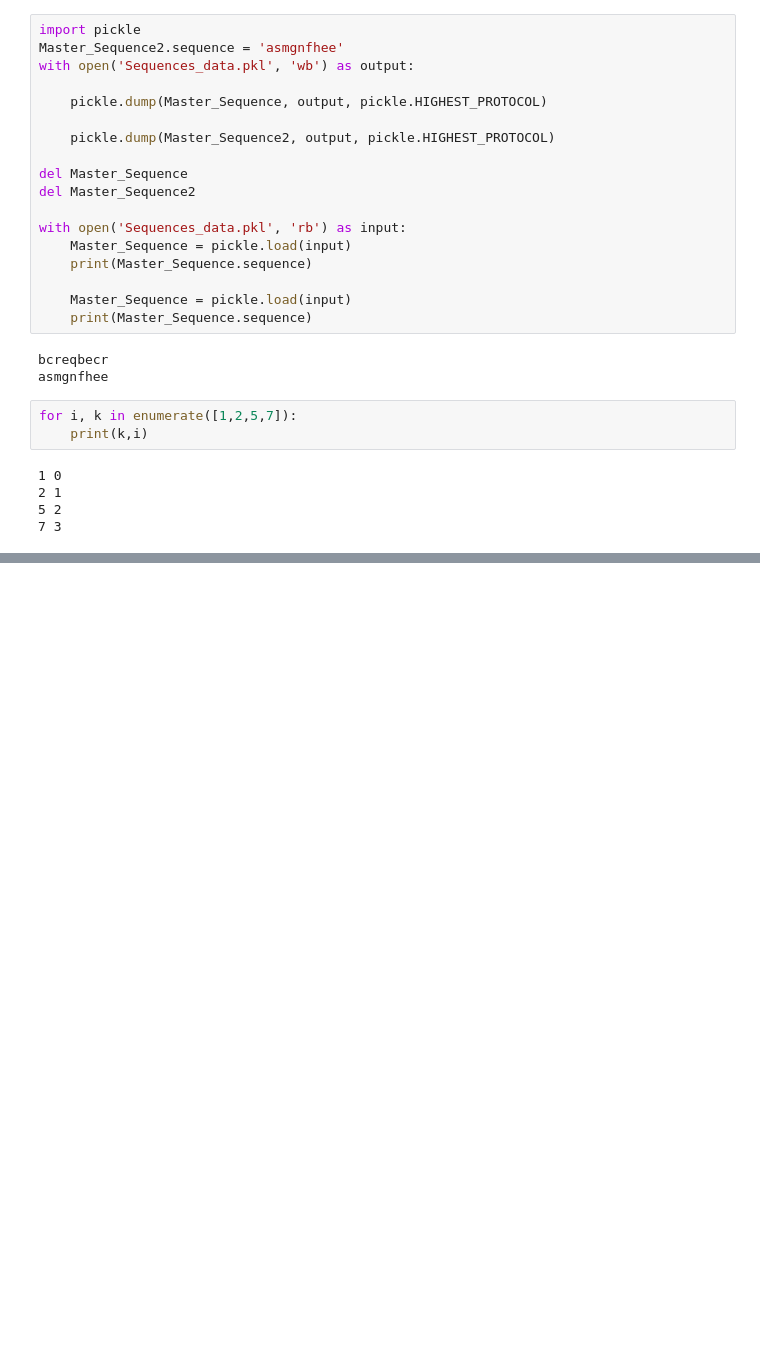
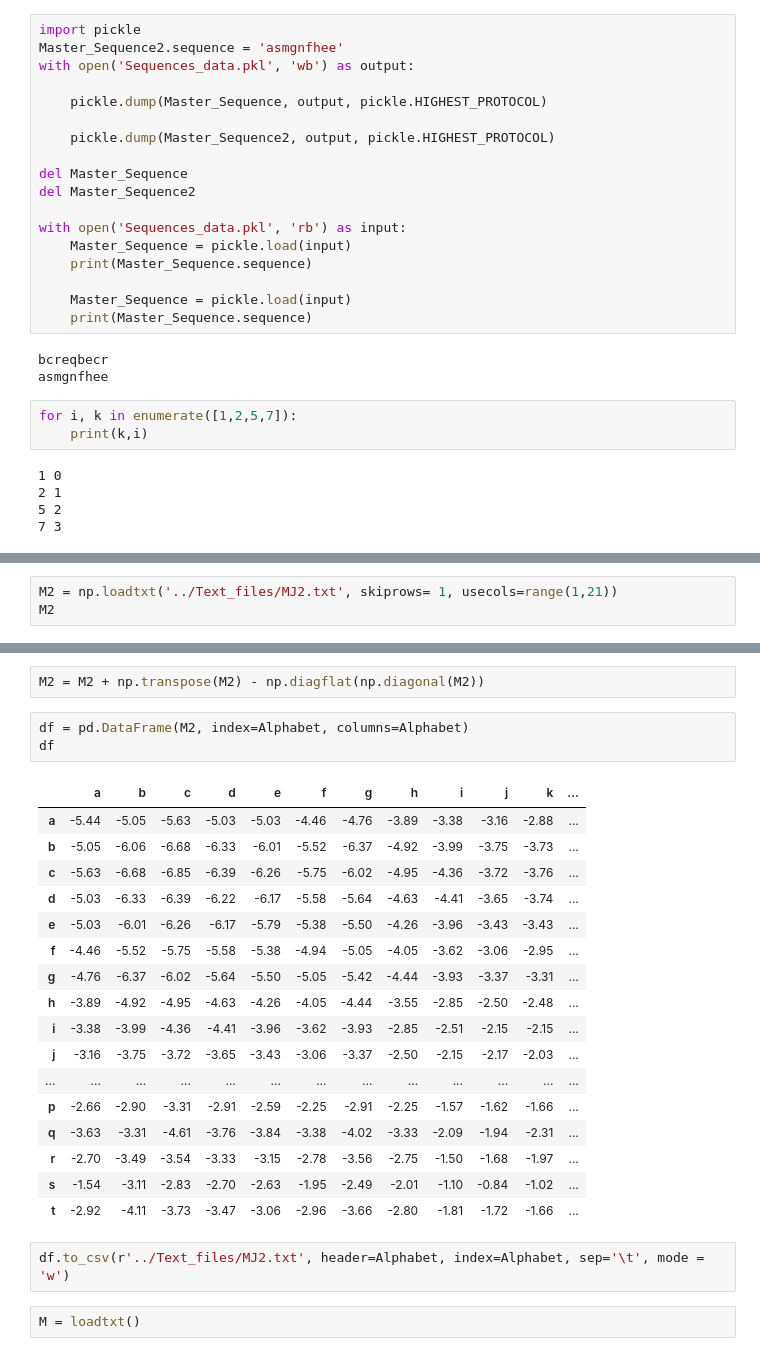
Before and after one commit to betoto008/Affinity_maturation, a Jupyter notebook: Jupyter_Notebooks/preliminaries.ipynb, the cells around one changed output, grey strips where cells are left out. Drawn from its saved outputs; the diff is of its cells as text; blank space fills up the shorter version.

```diff
--- a/Jupyter_Notebooks/preliminaries.ipynb
+++ b/Jupyter_Notebooks/preliminaries.ipynb
@@ -434,0 +442,3 @@ for i, k in enumerate([1,2,5,7]):
+# %%
+M2 = np.loadtxt('../Text_files/MJ2.txt', skiprows= 1, usecols=range(1,21))
+M2
@@ -434,0 +463,27 @@ for i, k in enumerate([1,2,5,7]):
+# %%
+M2 = M2 + np.transpose(M2) - np.diagflat(np.diagonal(M2))
+# %%
+df = pd.DataFrame(M2, index=Alphabet, columns=Alphabet)
+df
+# %% [output]
+|  | a | b | c | d | e | f | g | h | i | j | k | ... |
+| a | -5.44 | -5.05 | -5.63 | -5.03 | -5.03 | -4.46 | -4.76 | -3.89 | -3.38 | -3.16 | -2.88 | ... |
+| b | -5.05 | -6.06 | -6.68 | -6.33 | -6.01 | -5.52 | -6.37 | -4.92 | -3.99 | -3.75 | -3.73 | ... |
+| c | -5.63 | -6.68 | -6.85 | -6.39 | -6.26 | -5.75 | -6.02 | -4.95 | -4.36 | -3.72 | -3.76 | ... |
+| d | -5.03 | -6.33 | -6.39 | -6.22 | -6.17 | -5.58 | -5.64 | -4.63 | -4.41 | -3.65 | -3.74 | ... |
+| e | -5.03 | -6.01 | -6.26 | -6.17 | -5.79 | -5.38 | -5.50 | -4.26 | -3.96 | -3.43 | -3.43 | ... |
+| f | -4.46 | -5.52 | -5.75 | -5.58 | -5.38 | -4.94 | -5.05 | -4.05 | -3.62 | -3.06 | -2.95 | ... |
+| g | -4.76 | -6.37 | -6.02 | -5.64 | -5.50 | -5.05 | -5.42 | -4.44 | -3.93 | -3.37 | -3.31 | ... |
+| h | -3.89 | -4.92 | -4.95 | -4.63 | -4.26 | -4.05 | -4.44 | -3.55 | -2.85 | -2.50 | -2.48 | ... |
+| i | -3.38 | -3.99 | -4.36 | -4.41 | -3.96 | -3.62 | -3.93 | -2.85 | -2.51 | -2.15 | -2.15 | ... |
+| j | -3.16 | -3.75 | -3.72 | -3.65 | -3.43 | -3.06 | -3.37 | -2.50 | -2.15 | -2.17 | -2.03 | ... |
+| ... | ... | ... | ... | ... | ... | ... | ... | ... | ... | ... | ... | ... |
+| p | -2.66 | -2.90 | -3.31 | -2.91 | -2.59 | -2.25 | -2.91 | -2.25 | -1.57 | -1.62 | -1.66 | ... |
+| q | -3.63 | -3.31 | -4.61 | -3.76 | -3.84 | -3.38 | -4.02 | -3.33 | -2.09 | -1.94 | -2.31 | ... |
+| r | -2.70 | -3.49 | -3.54 | -3.33 | -3.15 | -2.78 | -3.56 | -2.75 | -1.50 | -1.68 | -1.97 | ... |
+| s | -1.54 | -3.11 | -2.83 | -2.70 | -2.63 | -1.95 | -2.49 | -2.01 | -1.10 | -0.84 | -1.02 | ... |
+| t | -2.92 | -4.11 | -3.73 | -3.47 | -3.06 | -2.96 | -3.66 | -2.80 | -1.81 | -1.72 | -1.66 | ... |
+# %%
+df.to_csv(r'../Text_files/MJ2.txt', header=Alphabet, index=Alphabet, sep='\t', mode = 'w')
+# %%
+M = loadtxt()
```
Also changed, not shown: parts of 5 cells of this notebook, 47 other files.
